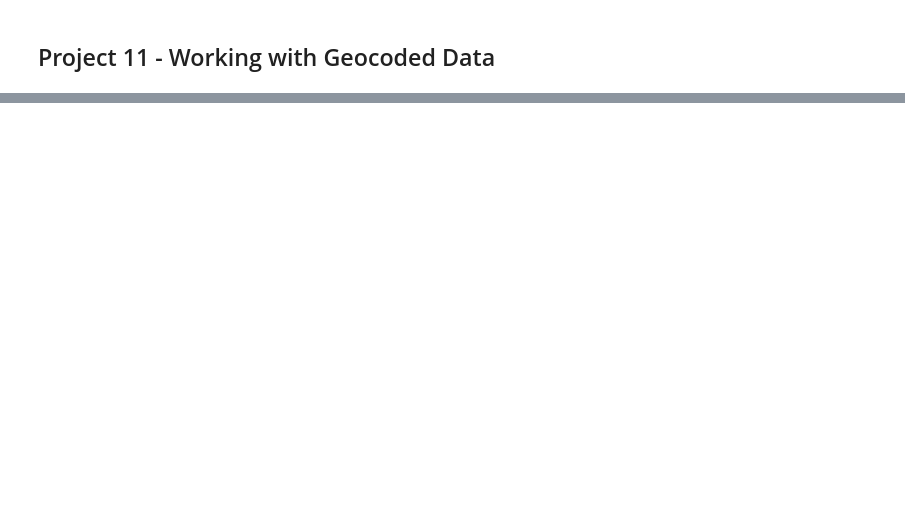
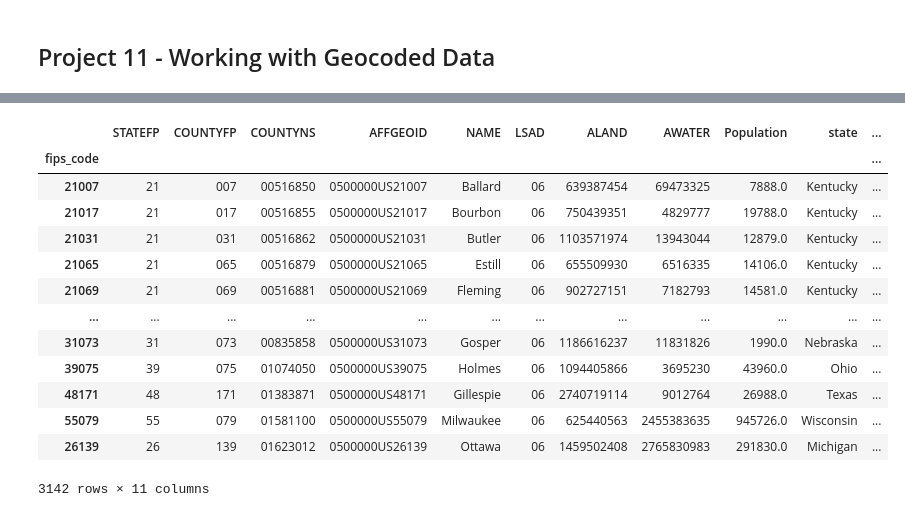
Before and after one commit to ftabassum0614/Projects, a Jupyter notebook: In Class Projects/Project 11 - Working with Geocoded Data.ipynb, the cells around one changed output, grey strips where cells are left out. Saved outputs shown, nothing was run; the diff lists cells and outputs as text; code cells hidden in the pictures; blank space fills up the shorter version.

```diff
--- a/In Class Projects/Project 11 - Working with Geocoded Data.ipynb
+++ b/In Class Projects/Project 11 - Working with Geocoded Data.ipynb
@@ -121,0 +70,15 @@ ModuleNotFoundError: No module named 'geopandas'
+# %%
+def import_geo_data(filename, index_col = "Date", FIPS_name = "FIPS"):
+    # import county level shapefile
+    map_data = geopandas.read_file(filename = filename,
+                                  index_col = index_col)
+    # rename fips code to match variable name in COVID-19 data
+    map_data.rename(columns={"State":"state"}, inplace = True)
+    # Combine statefips and county fipsto create a single fips value
+    # that indicates state and county
+    map_data[FIPS_name] = map_data["STATEFP"].astype(str) +\
+        map_data["COUNTYFP"].astype(str)
+    map_data[FIPS_name] = map_data[FIPS_name].astype(np.int64)
+    map_data.set_index(FIPS_name, inplace = True)
+
+    return map_data
@@ -121,0 +115,17 @@ ModuleNotFoundError: No module named 'geopandas'
+# %%
+map_data
+# %% [output]
+|  | STATEFP | COUNTYFP | COUNTYNS | AFFGEOID | NAME | LSAD | ALAND | AWATER | Population | state | ... |
+| fips_code |  |  |  |  |  |  |  |  |  |  | ... |
+| 21007 | 21 | 007 | 00516850 | 0500000US21007 | Ballard | 06 | 639387454 | 69473325 | 7888.0 | Kentucky | ... |
+| 21017 | 21 | 017 | 00516855 | 0500000US21017 | Bourbon | 06 | 750439351 | 4829777 | 19788.0 | Kentucky | ... |
+| 21031 | 21 | 031 | 00516862 | 0500000US21031 | Butler | 06 | 1103571974 | 13943044 | 12879.0 | Kentucky | ... |
+| 21065 | 21 | 065 | 00516879 | 0500000US21065 | Estill | 06 | 655509930 | 6516335 | 14106.0 | Kentucky | ... |
+| 21069 | 21 | 069 | 00516881 | 0500000US21069 | Fleming | 06 | 902727151 | 7182793 | 14581.0 | Kentucky | ... |
+| ... | ... | ... | ... | ... | ... | ... | ... | ... | ... | ... | ... |
+| 31073 | 31 | 073 | 00835858 | 0500000US31073 | Gosper | 06 | 1186616237 | 11831826 | 1990.0 | Nebraska | ... |
+| 39075 | 39 | 075 | 01074050 | 0500000US39075 | Holmes | 06 | 1094405866 | 3695230 | 43960.0 | Ohio | ... |
+| 48171 | 48 | 171 | 01383871 | 0500000US48171 | Gillespie | 06 | 2740719114 | 9012764 | 26988.0 | Texas | ... |
+| 55079 | 55 | 079 | 01581100 | 0500000US55079 | Milwaukee | 06 | 625440563 | 2455383635 | 945726.0 | Wisconsin | ... |
+| 26139 | 26 | 139 | 01623012 | 0500000US26139 | Ottawa | 06 | 1459502408 | 2765830983 | 291830.0 | Michigan | ... |
+3142 rows × 11 columns
```
Also changed, not shown: parts of 25 cells of this notebook, 44 other files.
